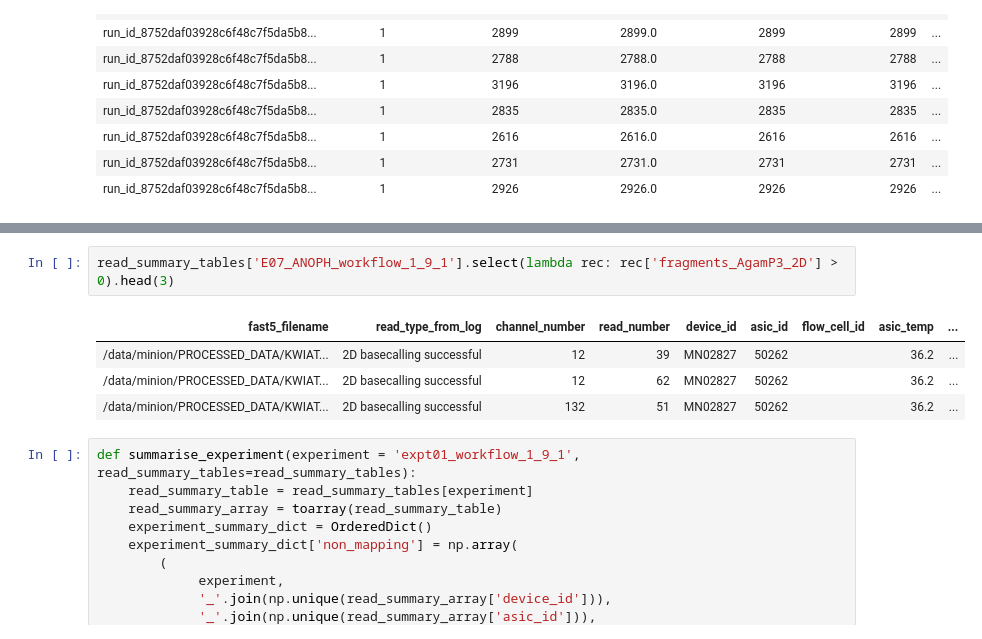
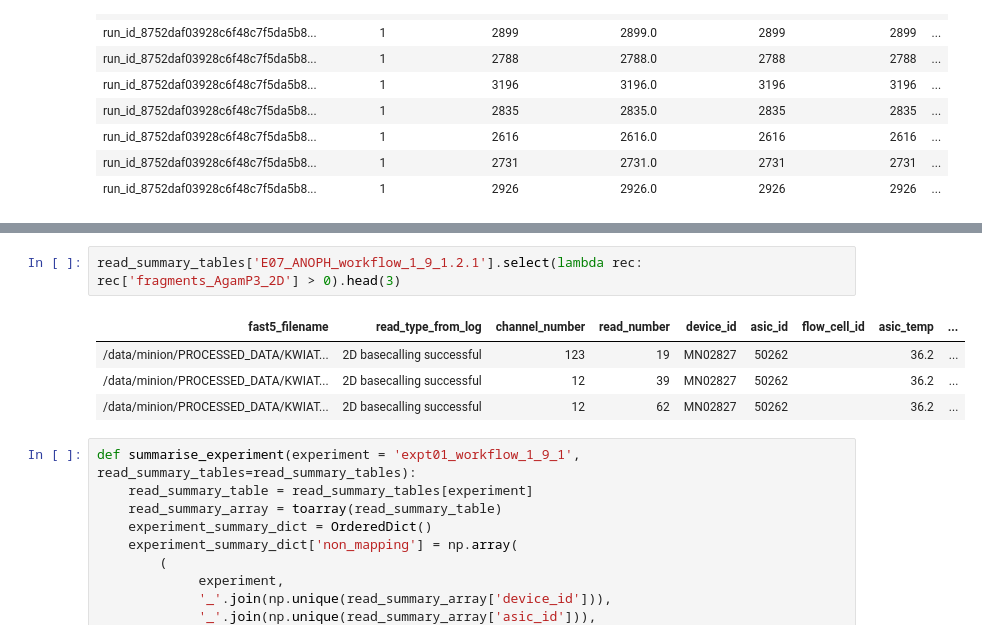
Before and after one commit to iqbal-lab/wt_nanopore, a Jupyter notebook: notebooks/20140711_first_runs_analysis.ipynb, the cells around one changed output, grey strips where cells are left out. Saved outputs shown, nothing was run; the diff lists cells and outputs as text.

```diff
--- a/notebooks/20140711_first_runs_analysis.ipynb
+++ b/notebooks/20140711_first_runs_analysis.ipynb
@@ -662,10 +662,10 @@ E07_ANOPH_workflow_1_9_1 AgamP3 2D
 # %%
-read_summary_tables['E07_ANOPH_workflow_1_9_1'].select(lambda rec: rec['fragments_AgamP3_2D'] > 0).head(3)
+read_summary_tables['E07_ANOPH_workflow_1_9_1.2.1'].select(lambda rec: rec['fragments_AgamP3_2D'] > 0).head(3)
 # %% [output]
 | fast5_filename | read_type_from_log | channel_number | read_number | device_id | asic_id | flow_cell_id | asic_temp | ... |
+| /data/minion/PROCESSED_DATA/KWIAT... | 2D basecalling successful | 123 | 19 | MN02827 | 50262 |  | 36.2 | ... |
 | /data/minion/PROCESSED_DATA/KWIAT... | 2D basecalling successful | 12 | 39 | MN02827 | 50262 |  | 36.2 | ... |
 | /data/minion/PROCESSED_DATA/KWIAT... | 2D basecalling successful | 12 | 62 | MN02827 | 50262 |  | 36.2 | ... |
-| /data/minion/PROCESSED_DATA/KWIAT... | 2D basecalling successful | 132 | 51 | MN02827 | 50262 |  | 36.2 | ... |
 # %%
 def summarise_experiment(experiment = 'expt01_workflow_1_9_1', read_summary_tables=read_summary_tables):
     read_summary_table = read_summary_tables[experiment]
```
Also changed, not shown: parts of 3 cells of this notebook, 20 other files.
